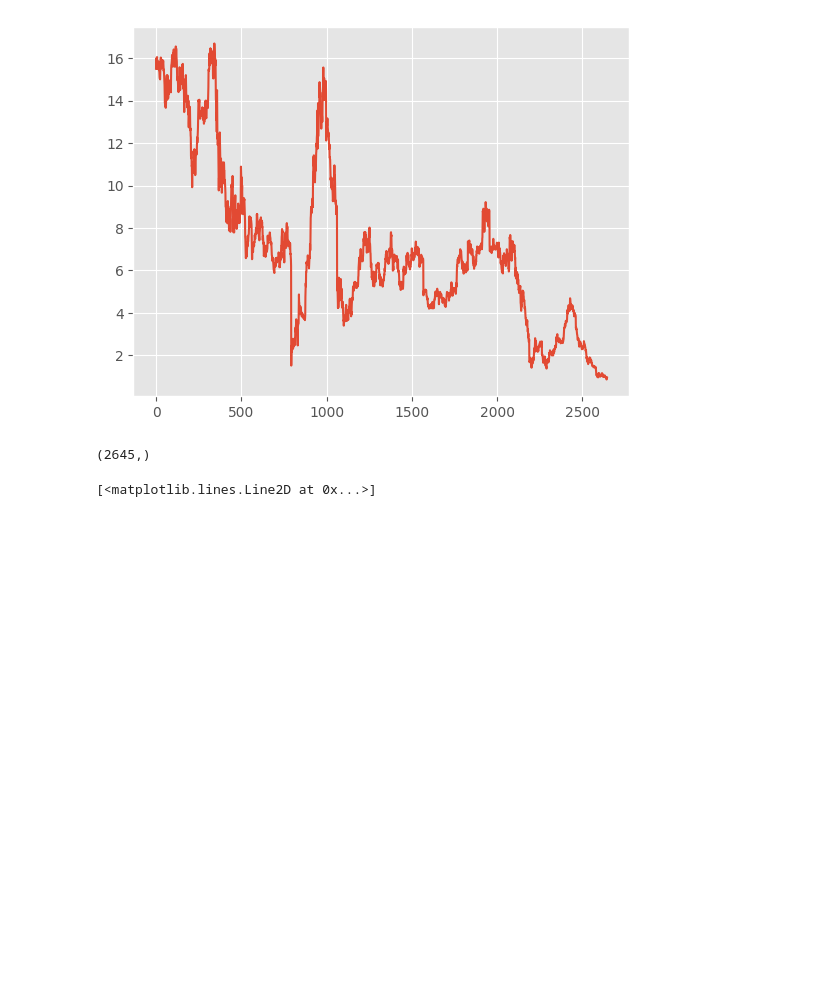
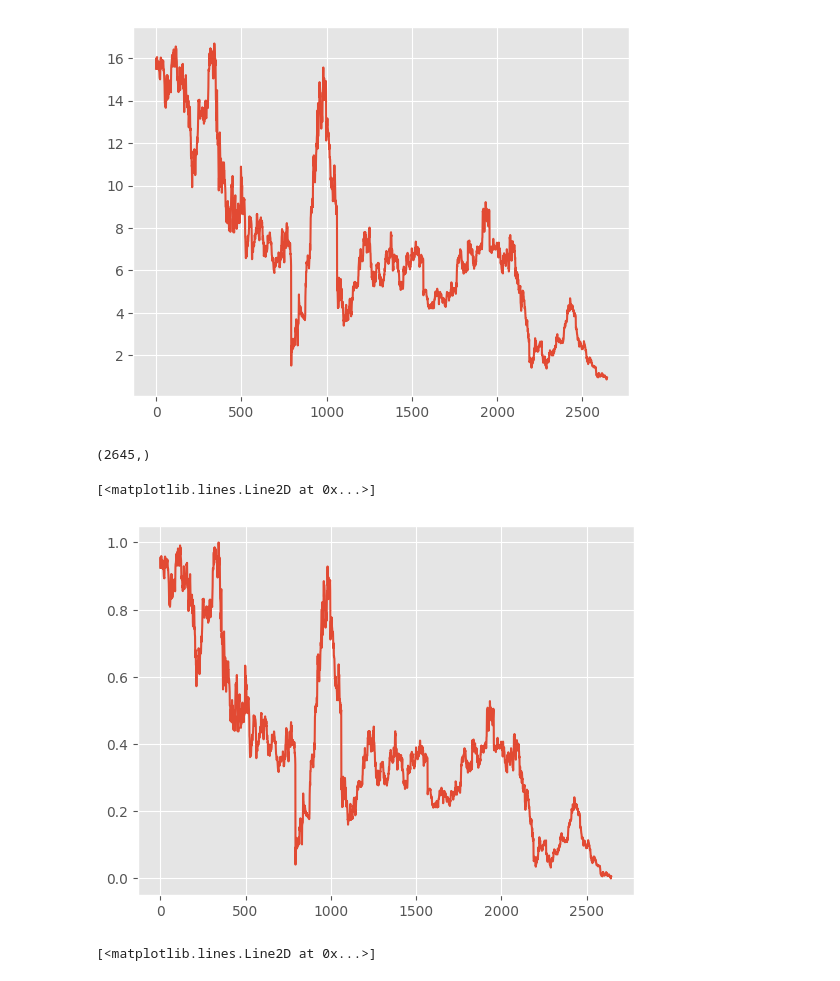
Before and after one commit to kirillzx/JDFlow, a Jupyter notebook: generator_main.ipynb, the cells around one changed output. Saved outputs shown, nothing was run; the diff lists cells and outputs as text; code cells hidden in the pictures; blank space fills up the shorter version.

```diff
--- a/generator_main.ipynb
+++ b/generator_main.ipynb
@@ -37,3 +37,12 @@ plt.show()
 data.shape
 # %% [output]
 (2645,)
+# %%
+scaler = MinMaxScaler((0, 1))
+
+data = scaler.fit_transform(data.reshape(-1, 1)).T[0]
+# %%
+plt.plot(data)
+# %% [output]
+[<matplotlib.lines.Line2D at 0x...>]
+[figure, added]
```
Also changed, not shown: parts of 30 cells of this notebook.
